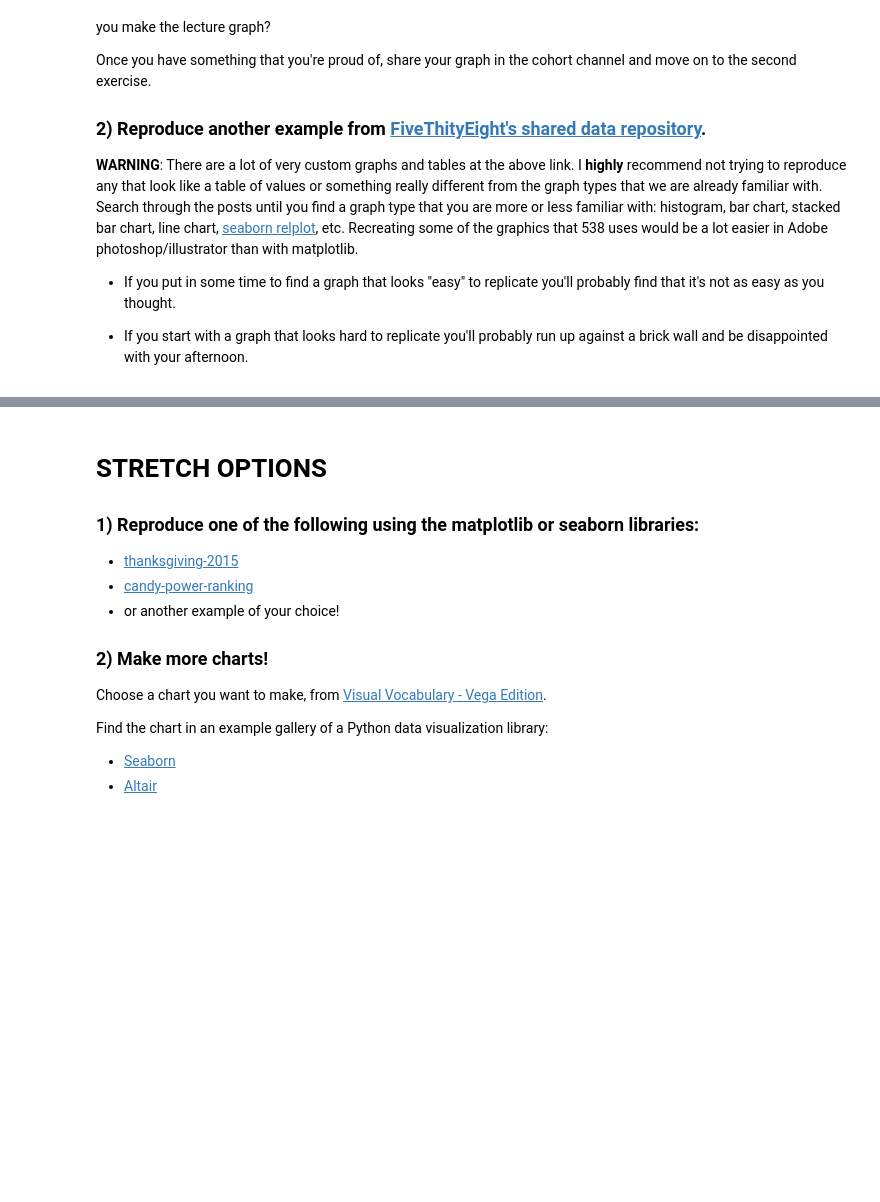
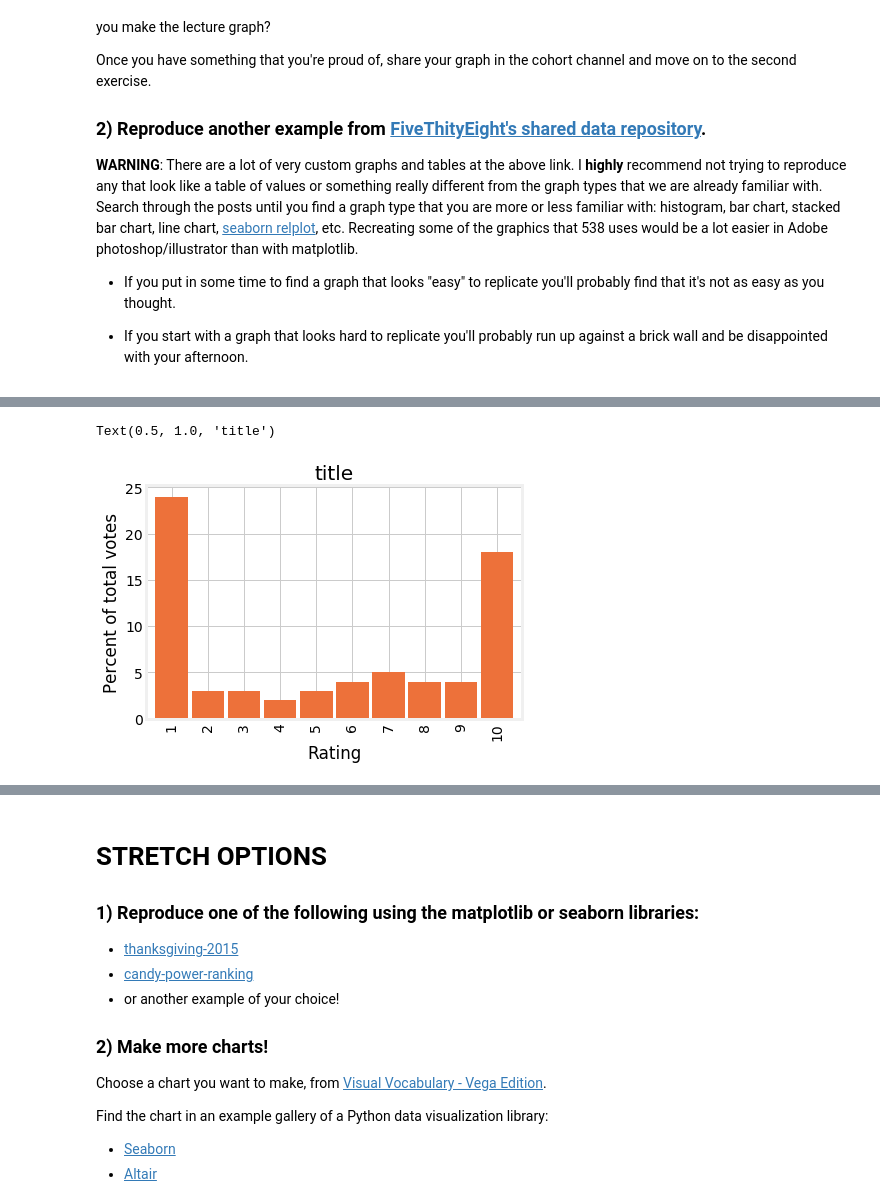
Before and after one commit to bloominstituteoftechnology/DS-Unit-1-Sprint-2-Data-Wrangling-and-Storytelling, a Jupyter notebook: module3-make-explanatory-visualizations/LS_DS_123_Make_Explanatory_Visualizations_Assignment.ipynb, the cells around one changed output, grey strips where cells are left out. Saved outputs shown, nothing was run; the diff lists cells and outputs as text; code cells hidden in the pictures; blank space fills up the shorter version.

```diff
--- a/module3-make-explanatory-visualizations/LS_DS_123_Make_Explanatory_Visualizations_Assignment.ipynb
+++ b/module3-make-explanatory-visualizations/LS_DS_123_Make_Explanatory_Visualizations_Assignment.ipynb
@@ -20,0 +72,11 @@ Once you have something that you're proud of, share your graph in the cohort cha
+# %%
+# Make changes/additions to compare to example
+fig = plt.figure(facecolor='white')
+ax = fake2.value_counts().sort_index().plot.bar(color='#ed713a', width=0.9)
+ax.set(facecolor='white')
+plt.xlabel('Rating')
+plt.ylabel('Percent of total votes')
+plt.title('title')
+# %% [output]
+Text(0.5, 1.0, 'title')
+[figure, added]
```
Also changed, not shown: parts of 48 cells of this notebook.
